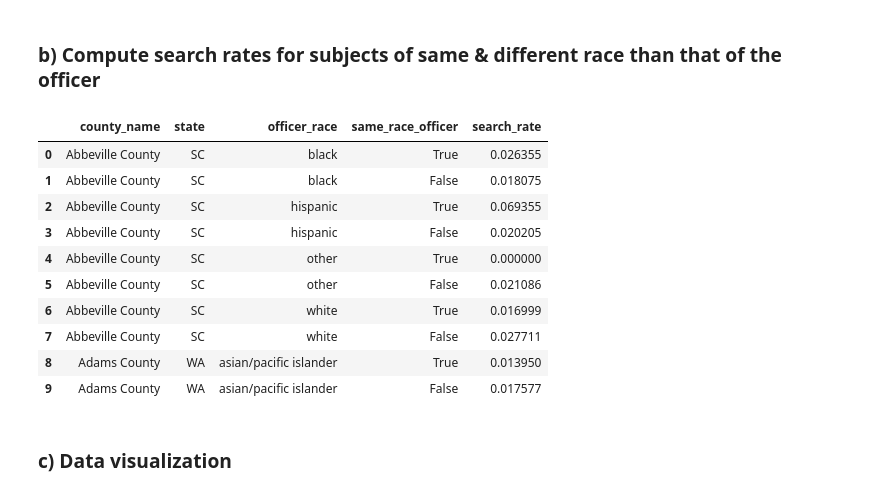
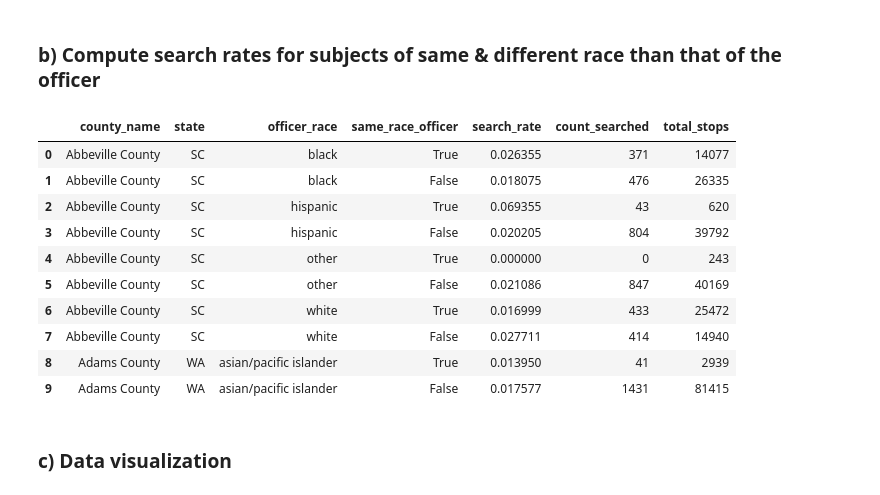
Before and after one commit to epfl-ada/ada-2020-project-milestone-p3-p3_adahn, a Jupyter notebook: analysis.ipynb, the cells around one changed output. Cells and saved outputs as stored; diff of their text form; code cells hidden in the pictures.

```diff
--- a/analysis.ipynb
+++ b/analysis.ipynb
@@ -272,39 +272,41 @@ def computeRateRace(data, togroup, variable, column_names):
     group = togroup.groupby(['county_name', 'state', 'officer_race'])
 
     for idx, df in group:
-        rate_same = data.loc[(data['county_name']==idx[0]) & (data['state']==idx[1])
-                             & (data['subject_race']==idx[2])][variable].to_numpy(dtype=np.float64)
+        data_same = data.loc[(data['county_name']==idx[0]) & (data['state']==idx[1])
+                             & (data['subject_race']==idx[2])]
+        rate_same = data_same[variable].to_numpy(dtype=np.float64)
 
         if rate_same.size > 0: # Some counties don't have data for some races
-            diff = data.loc[(data['county_name']==idx[0]) & (data['state']==idx[1])
-                            & (data['subject_race']!=idx[2])][data.columns.tolist()[-2]].sum()
-            diff_tot = data.loc[(data['county_name']==idx[0]) & (data['state']==idx[1])
-                                & (data['subject_race']!=idx[2])][data.columns.tolist()[-1]].sum()
-            if diff_tot == 0:
-                diff = np.nan
-            else:
-                diff = diff / diff_tot
-            temp = pd.DataFrame([[idx[0], idx[1], idx[2], True, rate_same[0]],
-                            [idx[0], idx[1], idx[2], False, diff]], columns=stats.columns)
+            data_diff = data.loc[(data['county_name']==idx[0]) & (data['state']==idx[1])
+                            & (data['subject_race']!=idx[2])]
+            diff = data_diff[data.columns.tolist()[-2]].sum()
+            diff_tot = data_diff[data.columns.tolist()[-1]].sum()
+
+            rate_diff = np.nan
+            if diff_tot != 0: # Avoid division by 0
+                rate_diff = diff / diff_tot
+            temp = pd.DataFrame([[idx[0], idx[1], idx[2], True, rate_same[0],
+                                  data_same[data.columns.tolist()[-2]].sum(), data_same[data.columns.tolist()[-1]].sum()],
+                            [idx[0], idx[1], idx[2], False, rate_diff, diff, diff_tot]], columns=stats.columns)
             stats = pd.concat([stats, temp], axis=0, ignore_index=True)
 
     return stats
 # %%
-column_names = ['county_name', 'state', 'officer_race', 'same_race_officer', 'search_rate']
+column_names = ['county_name', 'state', 'officer_race', 'same_race_officer', 'search_rate', 'count_searched', 'total_stops']
 stats_search = computeRateRace(rates, data_search,'search_rate', column_names)
 stats_search.head(10)
 # %% [output]
-|  | county_name | state | officer_race | same_race_officer | search_rate |
-| 0 | Abbeville County | SC | black | True | 0.026355 |
-| 1 | Abbeville County | SC | black | False | 0.018075 |
-| 2 | Abbeville County | SC | hispanic | True | 0.069355 |
-| 3 | Abbeville County | SC | hispanic | False | 0.020205 |
-| 4 | Abbeville County | SC | other | True | 0.000000 |
-| 5 | Abbeville County | SC | other | False | 0.021086 |
-| 6 | Abbeville County | SC | white | True | 0.016999 |
-| 7 | Abbeville County | SC | white | False | 0.027711 |
-| 8 | Adams County | WA | asian/pacific islander | True | 0.013950 |
-| 9 | Adams County | WA | asian/pacific islander | False | 0.017577 |
+|  | county_name | state | officer_race | same_race_officer | search_rate | count_searched | total_stops |
+| 0 | Abbeville County | SC | black | True | 0.026355 | 371 | 14077 |
+| 1 | Abbeville County | SC | black | False | 0.018075 | 476 | 26335 |
+| 2 | Abbeville County | SC | hispanic | True | 0.069355 | 43 | 620 |
+| 3 | Abbeville County | SC | hispanic | False | 0.020205 | 804 | 39792 |
+| 4 | Abbeville County | SC | other | True | 0.000000 | 0 | 243 |
+| 5 | Abbeville County | SC | other | False | 0.021086 | 847 | 40169 |
+| 6 | Abbeville County | SC | white | True | 0.016999 | 433 | 25472 |
+| 7 | Abbeville County | SC | white | False | 0.027711 | 414 | 14940 |
+| 8 | Adams County | WA | asian/pacific islander | True | 0.013950 | 41 | 2939 |
+| 9 | Adams County | WA | asian/pacific islander | False | 0.017577 | 1431 | 81415 |
 # %% [markdown]
 ### c) Data visualization
 # %%
```
Also changed, not shown: parts of 6 cells of this notebook.
